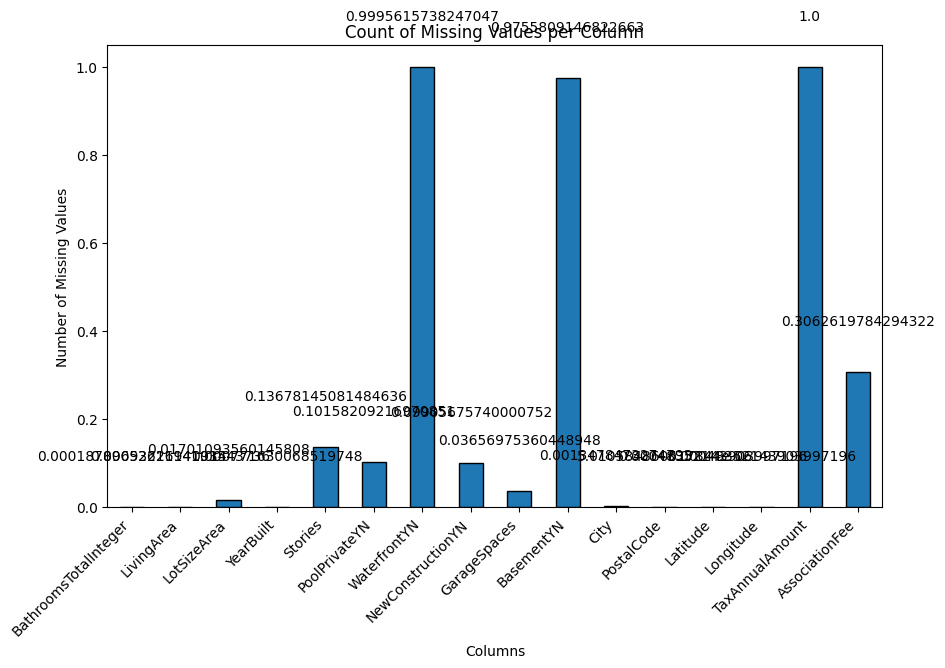
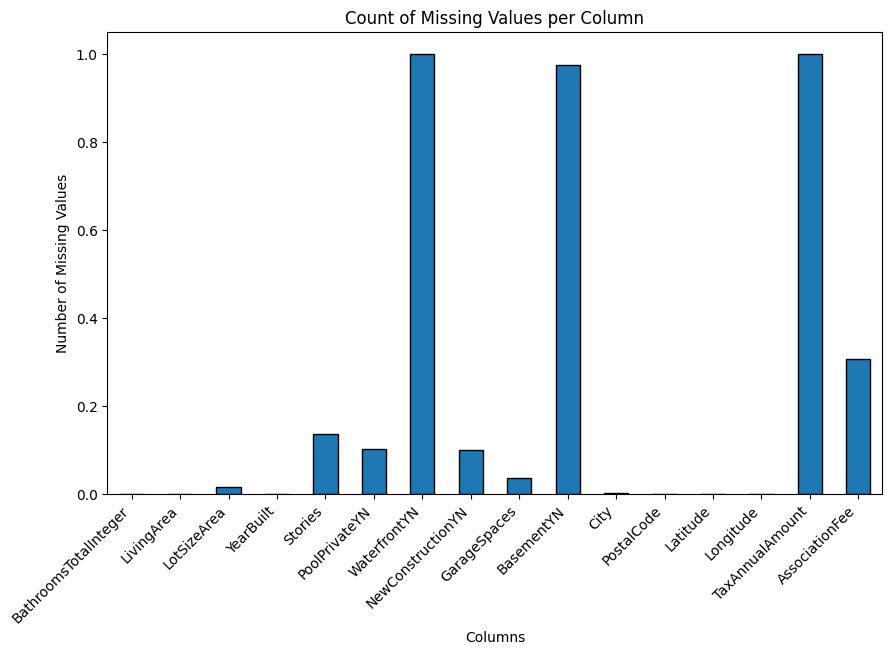
Unified diff of the notebook cell whose output changed from the first chart to the second:
--- before
+++ after
@@ -6,6 +6,3 @@
 plt.xlabel('Columns')
 plt.ylabel('Number of Missing Values')
-plt.xticks(rotation=45, ha='right') 
-
-for index, value in enumerate(missing_counts):
-    plt.text(index, value + 0.1, str(value), ha='center', va='bottom')
+plt.xticks(rotation=45, ha='right');

Commit: Simplify initial exploration to expand upon in 02_preprocessing.ipynb.